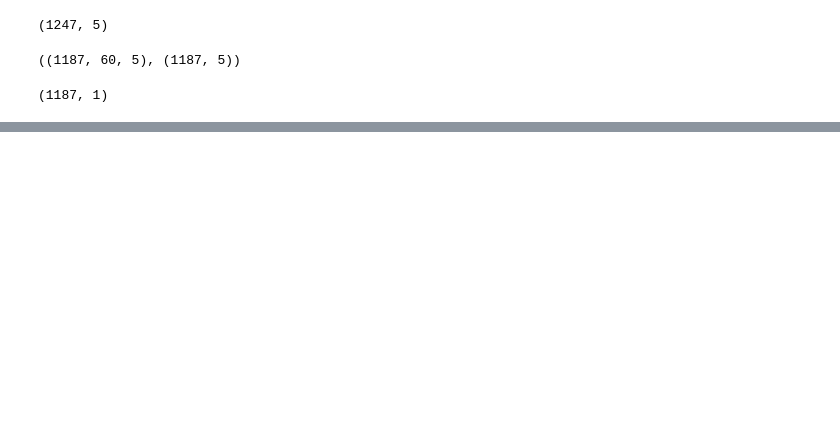
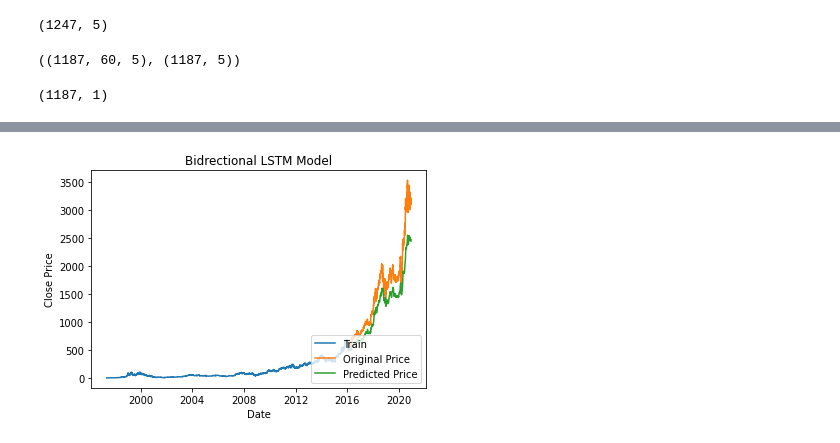
Before and after one commit to Wal1d/Stock-Market-RNN, a Jupyter notebook: stock market.ipynb, the cells around one changed output, grey strips where cells are left out. Saved outputs shown, nothing was run; the diff lists cells and outputs as text; code cells hidden in the pictures; blank space fills up the shorter version.

```diff
--- a/stock market.ipynb
+++ b/stock market.ipynb
@@ -507,0 +530,5 @@ ValueError: cannot reshape array of size 1187 into shape (1187,5)
+# %%
+train = data[:training_data_len]
+multiValid = data[training_data_len:]
+multiValid['Predicted'] = predictions
+multiValid
@@ -507,0 +550,10 @@ ValueError: cannot reshape array of size 1187 into shape (1187,5)
+# %%
+plt.title('Bidrectional LSTM Model')
+plt.xlabel('Date')
+plt.ylabel('Close Price')
+plt.plot(train['Close'])
+plt.plot(multiValid[['Close', 'Predicted']])
+plt.legend(['Train', 'Original Price', 'Predicted Price'], loc='lower right')
+plt.show()
+# %% [output]
+[figure, added]
```
Also changed, not shown: parts of 8 cells of this notebook.
